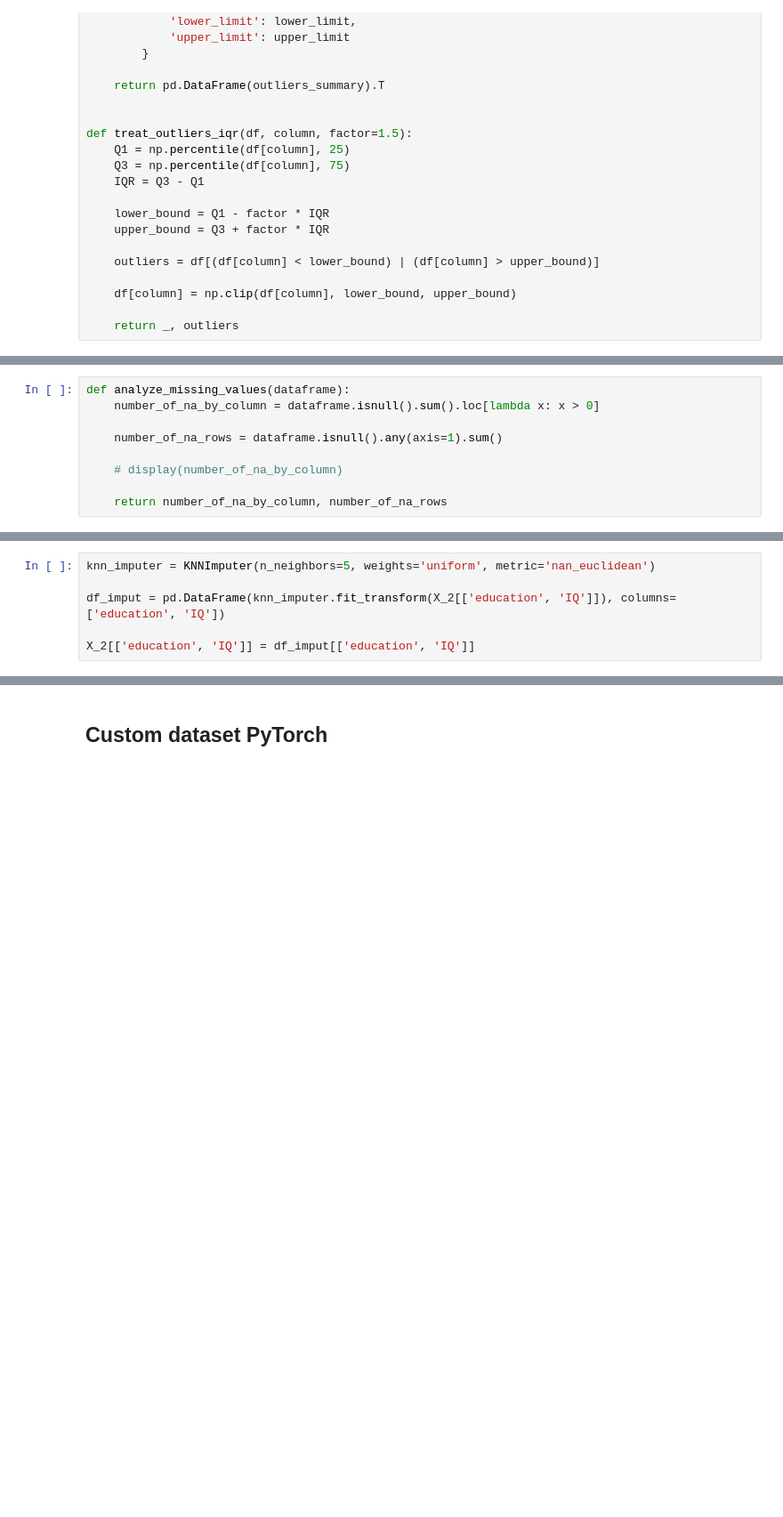
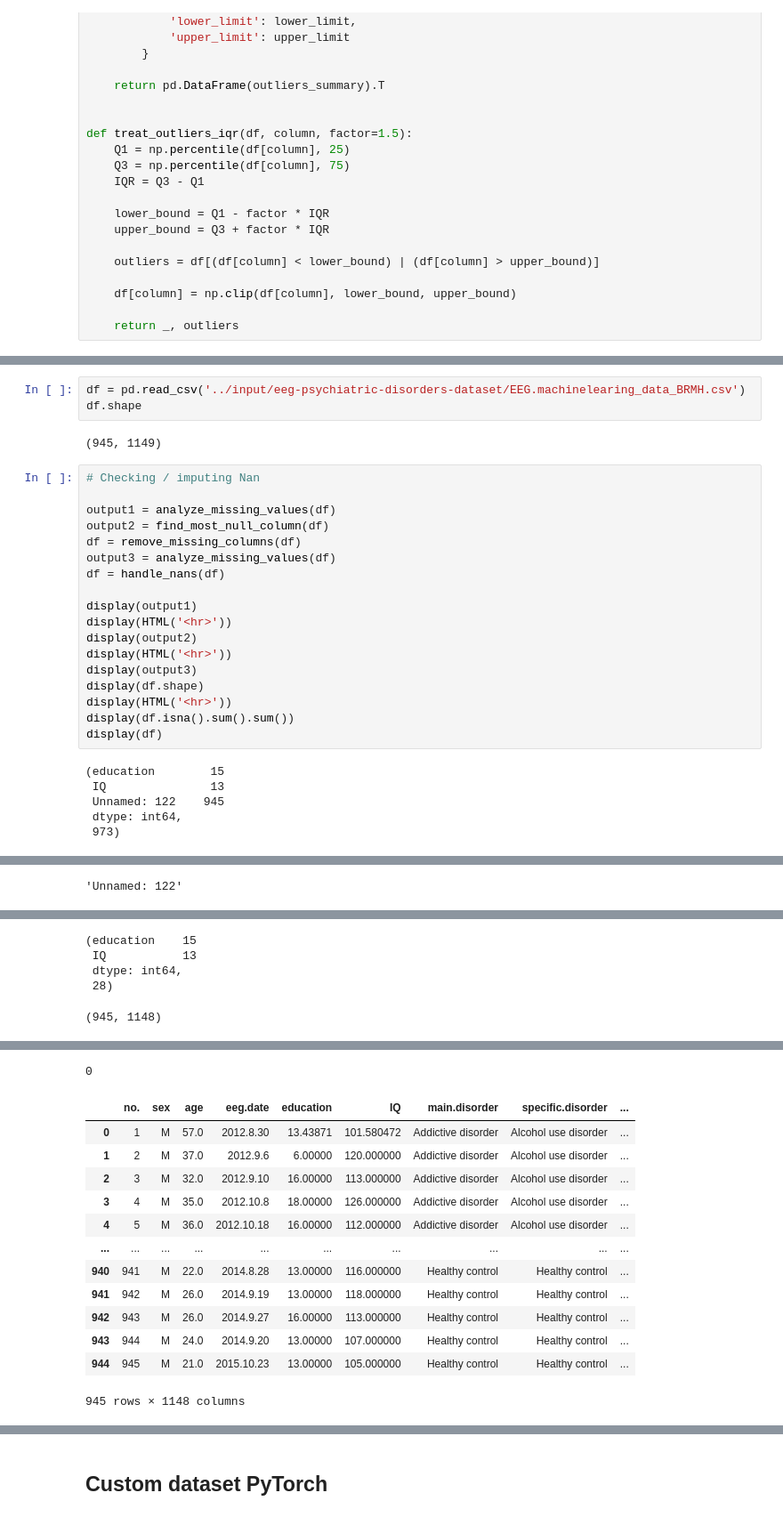
Before and after one commit to matt-balda/.tcc.eeg-signals-neuropsychiatric, a Jupyter notebook: src/models/model_ann_classifier.ipynb, the cells around one changed output, grey strips where cells are left out. Shown at 89% size. Drawn from its saved outputs; the diff is of its cells as text; blank space fills up the shorter version.

```diff
--- a/src/models/model_ann_classifier.ipynb
+++ b/src/models/model_ann_classifier.ipynb
@@ -132,9 +97,0 @@ outliers_summary['num_outliers'].sum()
-# %%
-def analyze_missing_values(dataframe):
-    number_of_na_by_column = dataframe.isnull().sum().loc[lambda x: x > 0]
-
-    number_of_na_rows = dataframe.isnull().any(axis=1).sum()
-
-    # display(number_of_na_by_column)
-
-    return number_of_na_by_column, number_of_na_rows
@@ -156,6 +97,0 @@ analyze_missing_values(X_2)
-# %%
-knn_imputer = KNNImputer(n_neighbors=5, weights='uniform', metric='nan_euclidean')
-
-df_imput = pd.DataFrame(knn_imputer.fit_transform(X_2[['education', 'IQ']]), columns=['education', 'IQ'])
-
-X_2[['education', 'IQ']] = df_imput[['education', 'IQ']]
@@ -429,0 +209,29 @@ pd.DataFrame(y_all_features_resampled)
+# %%
+df = pd.read_csv('../input/eeg-psychiatric-disorders-dataset/EEG.machinelearing_data_BRMH.csv')
+df.shape
+# %% [output]
+(945, 1149)
+# %%
+# Checking / imputing Nan
+
+output1 = analyze_missing_values(df)
+output2 = find_most_null_column(df)
+df = remove_missing_columns(df)
+output3 = analyze_missing_values(df)
+df = handle_nans(df)
+
+display(output1)
+display(HTML('<hr>'))
+display(output2)
+display(HTML('<hr>'))
+display(output3)
+display(df.shape)
+display(HTML('<hr>'))
+display(df.isna().sum().sum())
+display(df)
+# %% [output]
+(education        15
+ IQ               13
+ Unnamed: 122    945
+ dtype: int64,
+ 973)
@@ -429,0 +239 @@ pd.DataFrame(y_all_features_resampled)
+'Unnamed: 122'
@@ -429,0 +241,5 @@ pd.DataFrame(y_all_features_resampled)
+(education    15
+ IQ           13
+ dtype: int64,
+ 28)
+(945, 1148)
@@ -429,0 +247,14 @@ pd.DataFrame(y_all_features_resampled)
+0
+|  | no. | sex | age | eeg.date | education | IQ | main.disorder | specific.disorder | ... |
+| 0 | 1 | M | 57.0 | 2012.8.30 | 13.43871 | 101.580472 | Addictive disorder | Alcohol use disorder | ... |
+| 1 | 2 | M | 37.0 | 2012.9.6 | 6.00000 | 120.000000 | Addictive disorder | Alcohol use disorder | ... |
+| 2 | 3 | M | 32.0 | 2012.9.10 | 16.00000 | 113.000000 | Addictive disorder | Alcohol use disorder | ... |
+| 3 | 4 | M | 35.0 | 2012.10.8 | 18.00000 | 126.000000 | Addictive disorder | Alcohol use disorder | ... |
+| 4 | 5 | M | 36.0 | 2012.10.18 | 16.00000 | 112.000000 | Addictive disorder | Alcohol use disorder | ... |
+| ... | ... | ... | ... | ... | ... | ... | ... | ... | ... |
+| 940 | 941 | M | 22.0 | 2014.8.28 | 13.00000 | 116.000000 | Healthy control | Healthy control | ... |
+| 941 | 942 | M | 26.0 | 2014.9.19 | 13.00000 | 118.000000 | Healthy control | Healthy control | ... |
+| 942 | 943 | M | 26.0 | 2014.9.27 | 16.00000 | 113.000000 | Healthy control | Healthy control | ... |
+| 943 | 944 | M | 24.0 | 2014.9.20 | 13.00000 | 107.000000 | Healthy control | Healthy control | ... |
+| 944 | 945 | M | 21.0 | 2015.10.23 | 13.00000 | 105.000000 | Healthy control | Healthy control | ... |
+945 rows × 1148 columns
```
Also changed, not shown: parts of 107 cells of this notebook, 11 other files.
